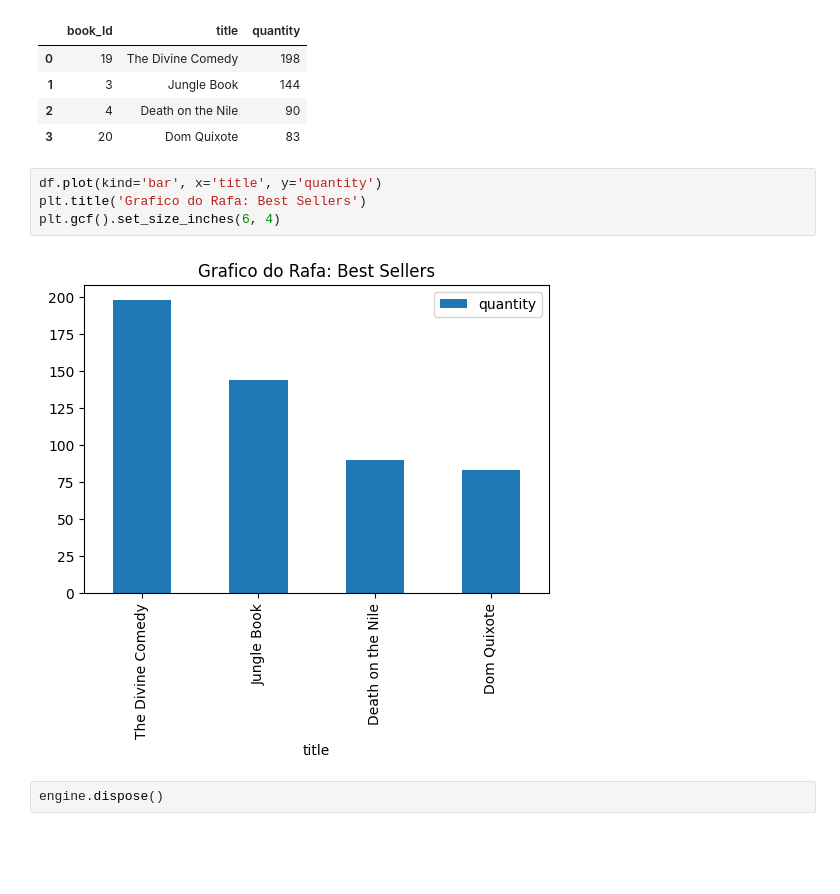
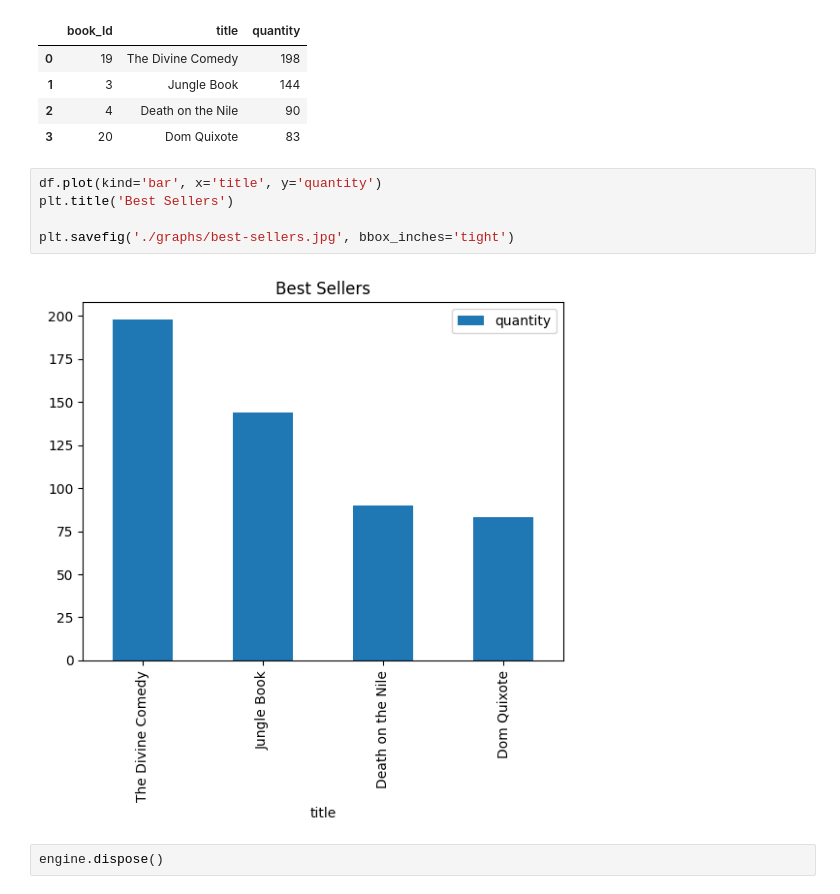
Before and after one commit to RafaelSabin0/cool-book-api, a Jupyter notebook: notebooks/Books-Notebook.ipynb, the cells around one changed output. Drawn from its saved outputs; the diff is of its cells as text; blank space fills up the shorter version.

```diff
--- a/notebooks/Books-Notebook.ipynb
+++ b/notebooks/Books-Notebook.ipynb
@@ -73,9 +71,10 @@ df
 | 3 | 20 | Dom Quixote | 83 |
 # %%
 df.plot(kind='bar', x='title', y='quantity')
-plt.title('Grafico do Rafa: Best Sellers')
-plt.gcf().set_size_inches(6, 4)
+plt.title('Best Sellers')
+
+plt.savefig('./graphs/best-sellers.jpg', bbox_inches='tight')
 # %% [output]
-[figure, old version]
+[figure, new version]
 # %%
 engine.dispose()
```
Also changed, not shown: parts of 10 cells of this notebook.
